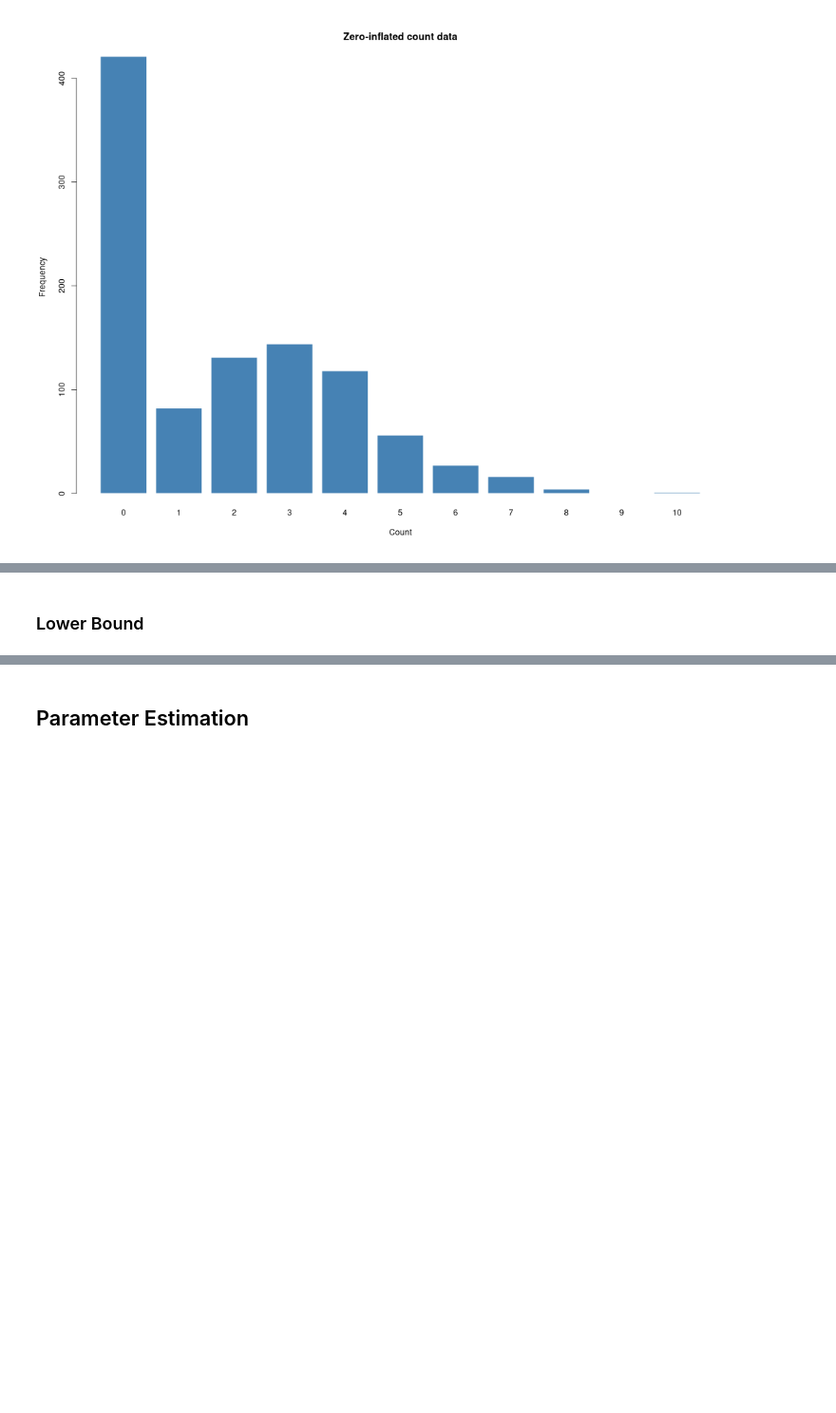
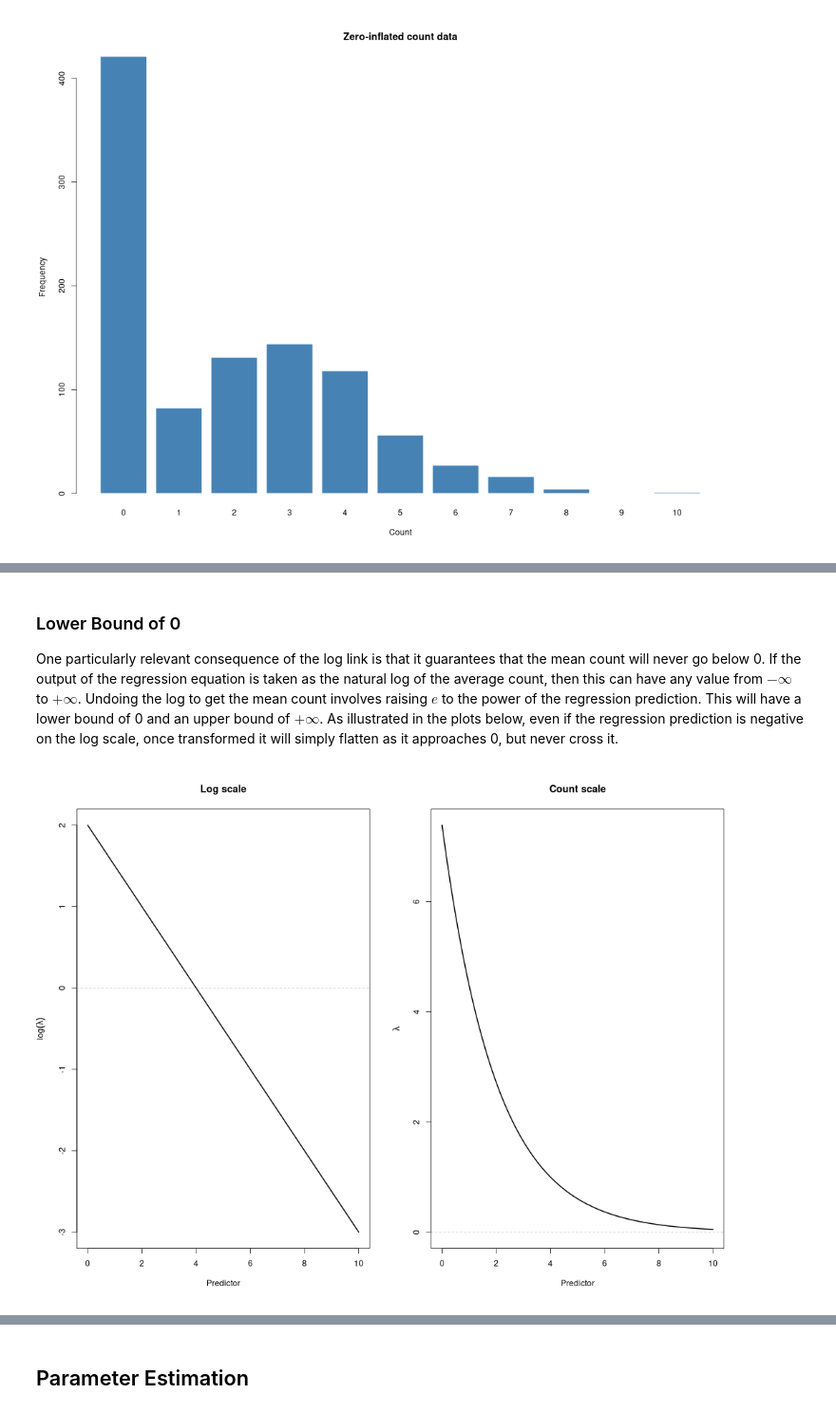
Before and after one commit to PCHN63112-Generalised-Linear-Mixed/poisson-gamma-regression, a Jupyter notebook: 1.poisson/1.basic-model.ipynb, the cells around one changed output, grey strips where cells are left out. Shown at 95% size. Drawn from its saved outputs; the diff is of its cells as text; code cells hidden in the pictures; blank space fills up the shorter version.

```diff
--- a/1.poisson/1.basic-model.ipynb
+++ b/1.poisson/1.basic-model.ipynb
@@ -78,2 +109,35 @@ In these cases, we can use *zero-inflated* models. These approaches effectively
 # %% [markdown]
-### Lower Bound
+### Lower Bound of 0
+One particularly relevant consequence of the log link is that it guarantees that the mean count will never go below 0. If the output of the regression equation is taken as the natural log of the average count, then this can have any value from $-\infty$ to $+\infty$. Undoing the log to get the mean count involves raising $e$ to the power of the regression prediction. This will have a lower bound of 0 and an upper bound of $+\infty$. As illustrated in the plots below, even if the regression prediction is negative on the log scale, once transformed it will simply flatten as it approaches 0, but never cross it.
+# %%
+
+# Predictor values
+x <- seq(0, 10, length.out = 200)
+
+# Linear predictor (log scale)
+eta <- 2 - 0.5 * x
+
+# Inverse log link
+lambda <- exp(eta)
+
+# Two plots side by side
+par(mfrow = c(1, 2))
+
+# Plot 1: Linear predictor
+plot(x, eta, type = "l", lwd = 2,
+     xlab = "Predictor",
+     ylab = expression(log(lambda)),
+     main = "Log scale")
+abline(h = 0, lty = 2, col = "grey")
+
+# Plot 2: Expected count
+plot(x, lambda, type = "l", lwd = 2,
+     ylim = c(0, max(lambda)),
+     xlab = "Predictor",
+     ylab = expression(lambda),
+     main = "Count scale")
+abline(h = 0, lty = 2, col = "grey")
+
+par(mfrow = c(1, 1))
+# %% [output]
+[figure, added]
```
Also changed, not shown: parts of 7 cells of this notebook.
